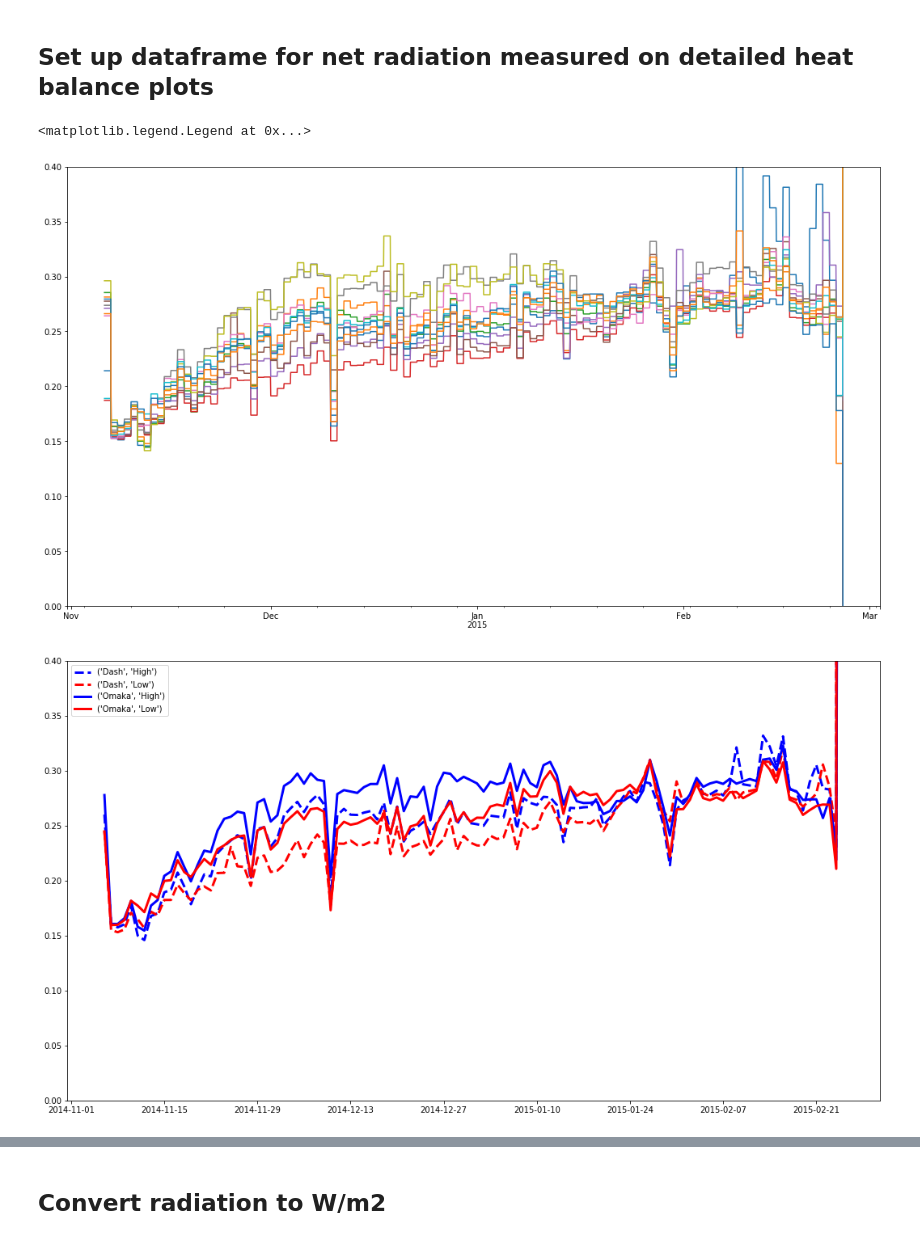
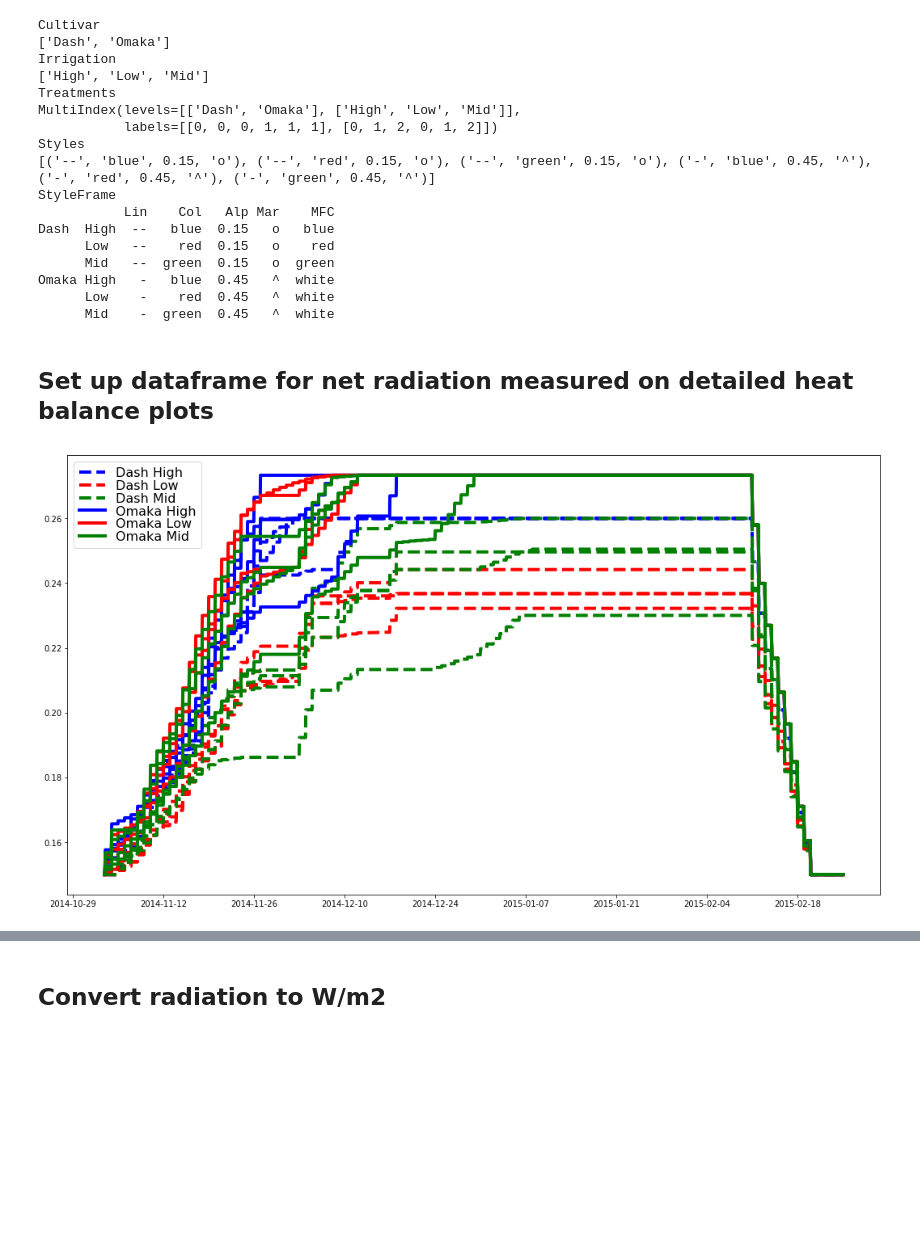
Before and after one commit to HamishBrownPFR/CropWaterAnalysis, a Jupyter notebook: Barley/NetShortWaveRadiationAnalysis.ipynb, the cells around one changed output, grey strips where cells are left out. Drawn from its saved outputs; the diff is of its cells as text; code cells hidden in the pictures; blank space fills up the shorter version.

```diff
--- a/Barley/NetShortWaveRadiationAnalysis.ipynb
+++ b/Barley/NetShortWaveRadiationAnalysis.ipynb
@@ -37,21 +25,36 @@ https://pandas.pydata.org/pandas-docs/stable/indexing.html#deprecate-loc-reindex
+# %%
+GPs = GH.SetGraphicsPatterns(TnRData.IR_SurfaceTemp.columns,
+                    ['--','-'],
+                    [0.15,0.45],
+                    ['o','^'],
+                    ['blue','red','green'])
+# %% [output]
+Cultivar
+['Dash', 'Omaka']
+Irrigation
+['High', 'Low', 'Mid']
+Treatments
+MultiIndex(levels=[['Dash', 'Omaka'], ['High', 'Low', 'Mid']],
+           labels=[[0, 0, 0, 1, 1, 1], [0, 1, 2, 0, 1, 2]])
+Styles
+[('--', 'blue', 0.15, 'o'), ('--', 'red', 0.15, 'o'), ('--', 'green', 0.15, 'o'), ('-', 'blue', 0.45, '^'), ('-', 'red', 0.45, '^'), ('-', 'green', 0.45, '^')]
+StyleFrame
+           Lin    Col   Alp Mar    MFC
+Dash  High  --   blue  0.15   o   blue
+      Low   --    red  0.15   o    red
+      Mid   --  green  0.15   o  green
+Omaka High   -   blue  0.45   ^  white
+      Low    -    red  0.45   ^  white
+      Mid    -  green  0.45   ^  white
 # %% [markdown]
 ## Set up dataframe for net radiation measured on detailed heat balance plots
-# %%
-AlbedoHourly.plot(figsize=(18,10),legend=False,ylim=(0,.4))
-AlbedoDaily = AlbedoHourly.resample('D').mean().groupby(level=('Cultivar','Irrigation'),axis=1).mean()
-lines = ['--','--','-','-']
-colors= ['b','r','b','r']
-Graph = plt.figure(figsize=(18,10),)
-pos=0
-for treat in AlbedoDaily:
-    plt.plot(AlbedoDaily.loc[:,treat].index,AlbedoDaily.loc[:,treat],lines[pos],color=colors[pos],linewidth=3,label=treat)
-    pos+=1
-plt.ylim(0,0.4)
-plt.legend()
-# %% [output]
-<matplotlib.legend.Legend at 0x...>
-[figure, removed]
-[figure, removed]
+# %%
+Graph = plt.figure(figsize=(18,10))
+ax = Graph.add_subplot(1,1,1)
+GH.AddIndexedPlot(AlbedoHourly,ax,GPs,4)
+GH.AddLegend(2,16,"")
+# %% [output]
+[figure, added]
 # %%
 DetailSubSet = [('Dash','High','1'),('Dash','High','3'),('Dash','High','4'),
           ('Dash','Low','1'),('Dash','Low','3'),('Dash','Low','4'),
```
Also changed, not shown: parts of 15 cells of this notebook, 39 other files.
